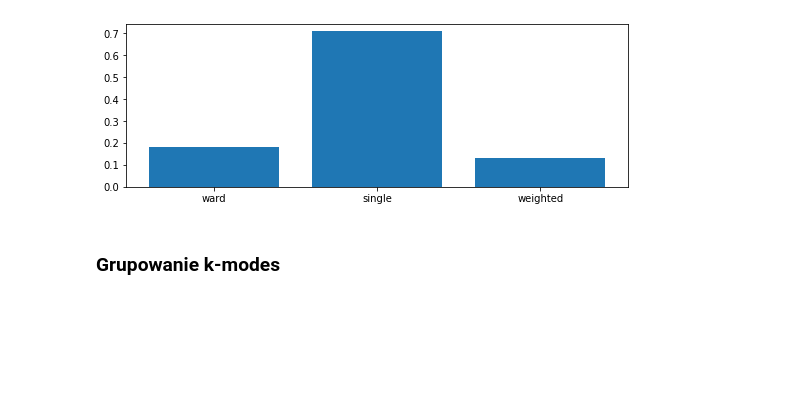
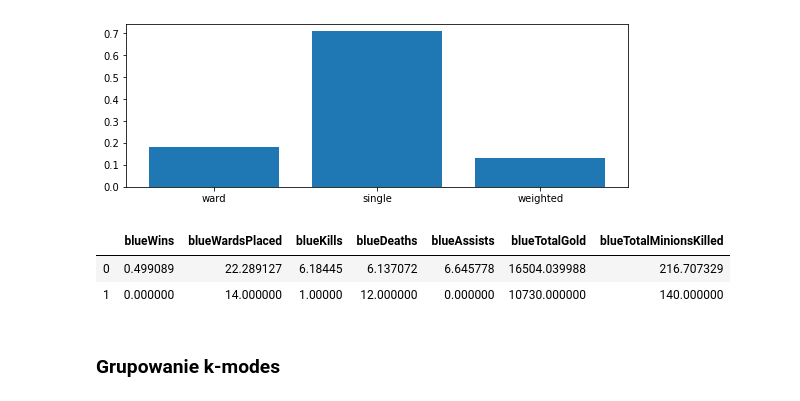
Before and after one commit to srokowskip/sad, a Jupyter notebook: high_diamond_ranked.ipynb, the cells around one changed output. Cells and saved outputs as stored; diff of their text form; code cells hidden in the pictures; blank space fills up the shorter version.

Commit message:
centers for aglomeration

```diff
--- a/high_diamond_ranked.ipynb
+++ b/high_diamond_ranked.ipynb
@@ -448,6 +448,17 @@ plt.bar(methods,scores)
 # %% [output]
 <BarContainer object of 3 artists>
 [figure]
+# %%
+class_count = fcluster(linkage_matrix_complete, t=2, criterion='maxclust') ## CHANGE NAME
+# %%
+centers_aglo = rankeds_standarized.groupby(class_count).mean()
+centers_aglo_df = pd.DataFrame(scaler.inverse_transform(centers_aglo))
+centers_aglo_df.columns = rankeds_standarized.columns
+centers_aglo_df
+# %% [output]
+|  | blueWins | blueWardsPlaced | blueKills | blueDeaths | blueAssists | blueTotalGold | blueTotalMinionsKilled |
+| 0 | 0.499089 | 22.289127 | 6.18445 | 6.137072 | 6.645778 | 16504.039988 | 216.707329 |
+| 1 | 0.000000 | 14.000000 | 1.00000 | 12.000000 | 0.000000 | 10730.000000 | 140.000000 |
 # %% [markdown]
 ### Grupowanie k-modes
 # %%
```
Also changed, not shown: parts of 4 cells of this notebook.
